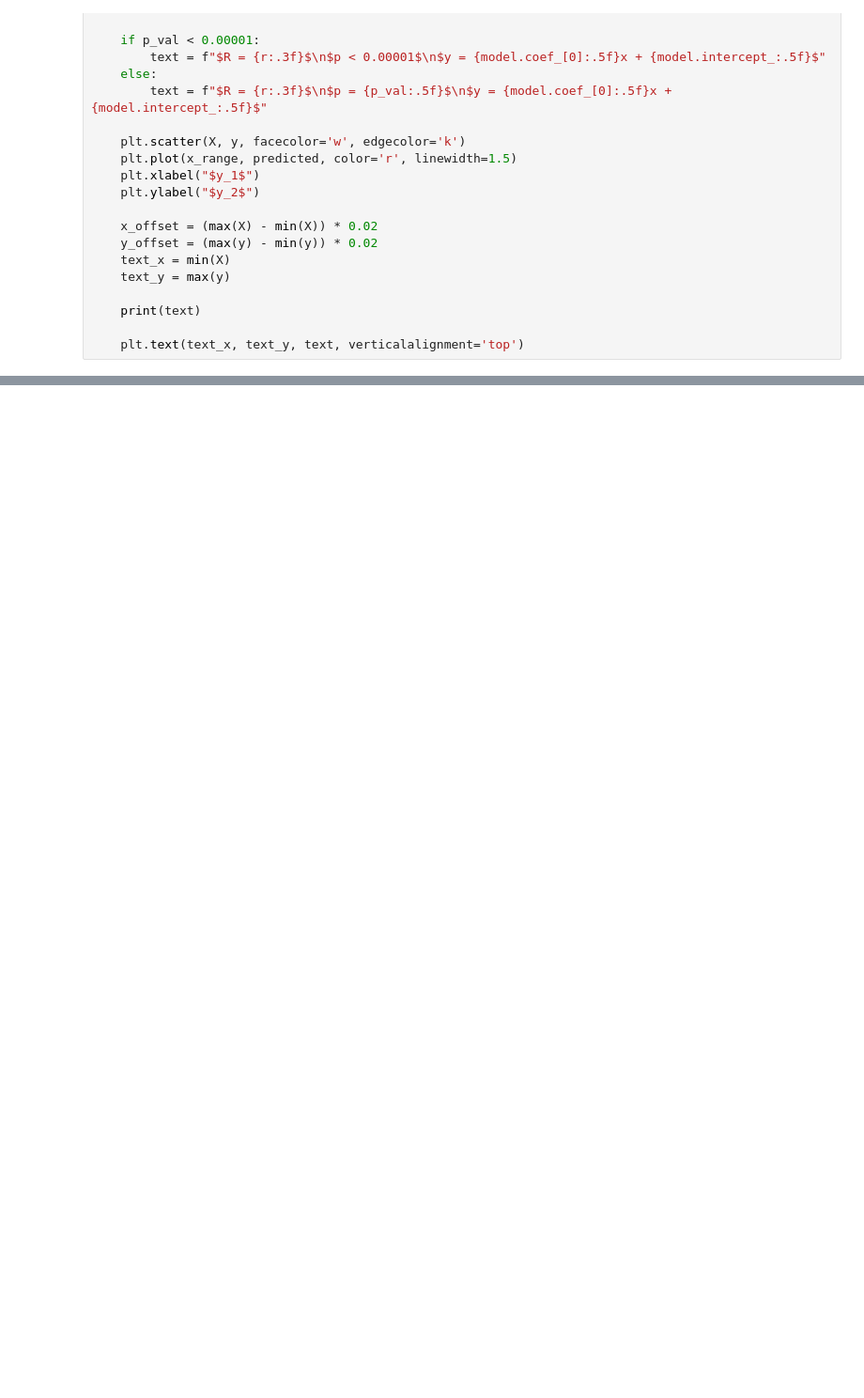
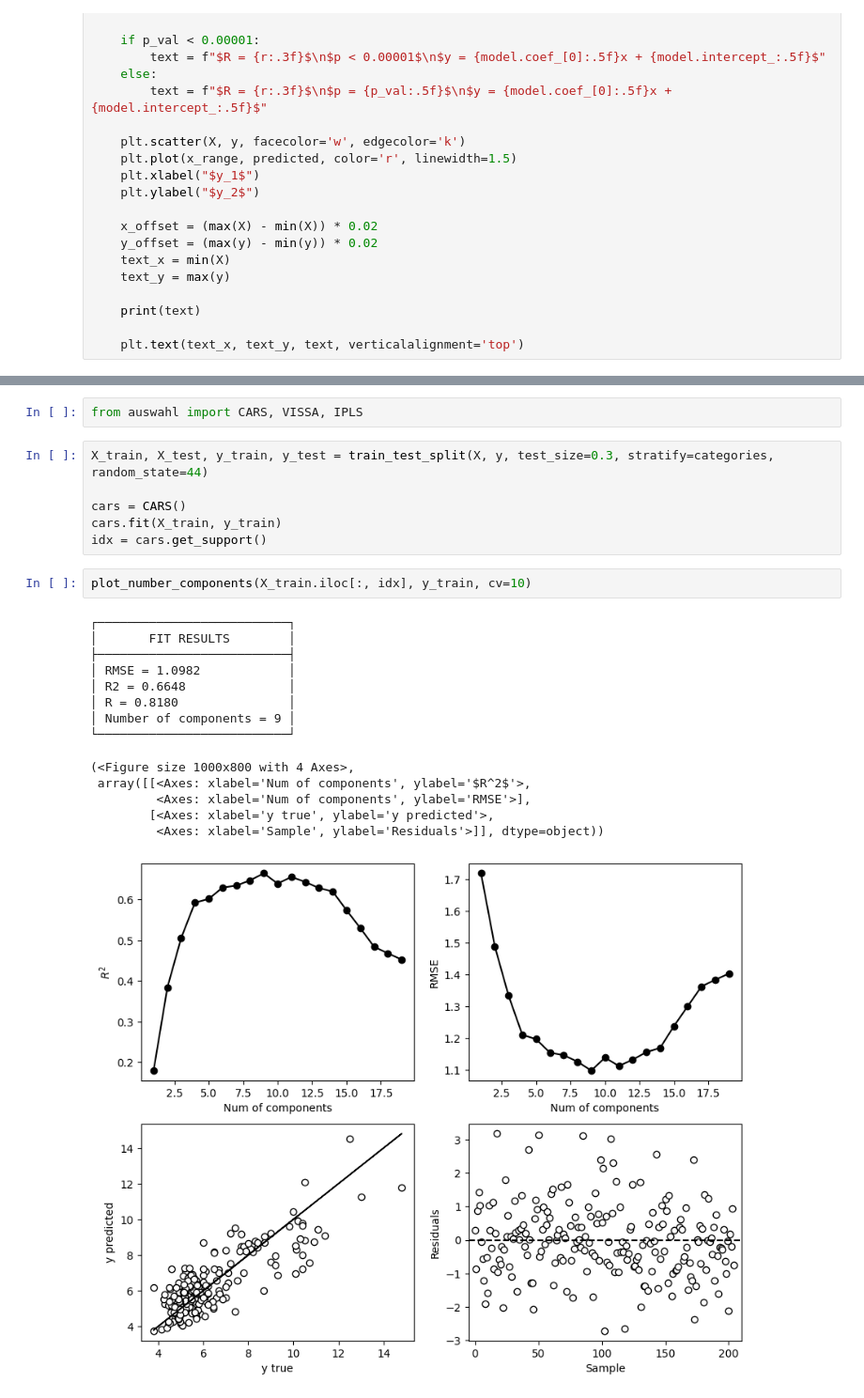
Before and after one commit to MelnychenkoM/hba1c_prediction, a Jupyter notebook: regression.ipynb, the cells around one changed output, grey strips where cells are left out. Shown at 94% size. Drawn from its saved outputs; the diff is of its cells as text; blank space fills up the shorter version.

```diff
--- a/regression.ipynb
+++ b/regression.ipynb
@@ -499,0 +178,25 @@ fig, axs = plsr_r2_plot(y_test, y_pred)
+# %%
+from auswahl import CARS, VISSA, IPLS
+# %%
+X_train, X_test, y_train, y_test = train_test_split(X, y, test_size=0.3, stratify=categories, random_state=44)
+
+cars = CARS()
+cars.fit(X_train, y_train)
+idx = cars.get_support()
+# %%
+plot_number_components(X_train.iloc[:, idx], y_train, cv=10)
+# %% [output]
+┌──────────────────────────┐
+│       FIT RESULTS        │
+├──────────────────────────┤
+│ RMSE = 1.0982            │
+│ R2 = 0.6648              │
+│ R = 0.8180               │
+│ Number of components = 9 │
+└──────────────────────────┘
+(<Figure size 1000x800 with 4 Axes>,
+ array([[<Axes: xlabel='Num of components', ylabel='$R^2$'>,
+         <Axes: xlabel='Num of components', ylabel='RMSE'>],
+        [<Axes: xlabel='y true', ylabel='y predicted'>,
+         <Axes: xlabel='Sample', ylabel='Residuals'>]], dtype=object))
+[figure, added]
```
Also changed, not shown: parts of 48 cells of this notebook, 9 other files.
